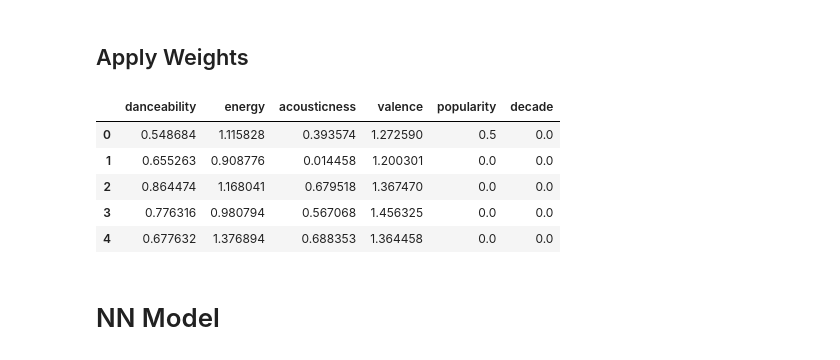
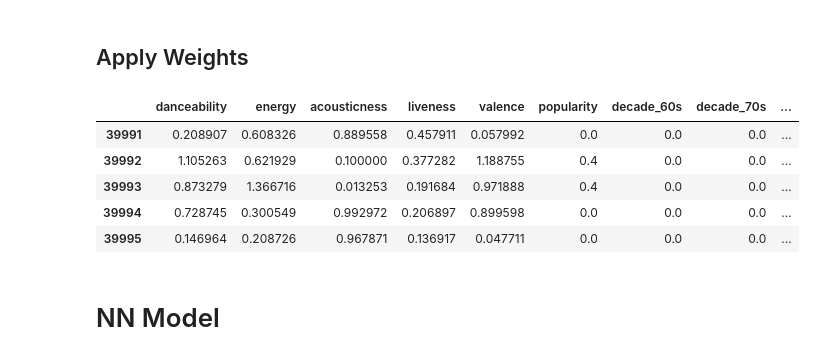
Before and after one commit to mftobin/Project4-stl, a Jupyter notebook: Evan_notebook.ipynb, the cells around one changed output. Drawn from its saved outputs; the diff is of its cells as text; code cells hidden in the pictures.

```diff
--- a/Evan_notebook.ipynb
+++ b/Evan_notebook.ipynb
@@ -67,0 +65,9 @@ songs_df['decade'] = songs_df['decade'].replace({
+# %%
+# Create dummy variables for the 'decade' column
+decade_dummies = pd.get_dummies(songs_df['decade'], prefix='decade')
+
+# Concatenate the dummy variables with the original DataFrame
+songs_df = pd.concat([songs_df, decade_dummies], axis=1)
+
+# Drop the original 'decade' column
+songs_df.drop('decade', axis=1, inplace=True)
@@ -82,7 +102,7 @@ features = [
 #  'speechiness',
  'acousticness',
 #  'instrumentalness',
-#  'liveness',
+ 'liveness',
  'valence',
 #  'tempo',
 #  'duration_ms',
@@ -90,7 +110,12 @@ features = [
 #  'chorus_hit',
 #  'sections',
  'popularity',
- 'decade'
+ 'decade_60s',
+ 'decade_70s',
+ 'decade_80s',
+ 'decade_90s',
+ 'decade_00s',
+ 'decade_10s'
  ]
 
 
@@ -108,25 +143,31 @@ X_scaled = pd.DataFrame(
 # %%
 # Feature weighting
 weights = {
-    'danceability': 1.3,
-    'energy': 1.8,
-    'acousticness': 0.8,
-    'valence': 1.5,
-    'popularity': 0.5,
-    'decade': 0.4
+    'danceability': 1.2,
+    'energy': 1.7,
+    'acousticness': 1.0,
+    'liveness': 1.5,
+    'valence': 1.6,
+    'popularity': 0.4,
+    'decade_60s': 0.4,
+    'decade_70s': 0.4,
+    'decade_80s': 0.4,
+    'decade_90s': 0.4,
+    'decade_00s': 0.4,
+    'decade_10s': 0.4
 }
 # %%
 # Apply the weights to the scaled features
 weighted_features = X_scaled * pd.Series(weights)
 # %%
-weighted_features.head()
+weighted_features.tail()
 # %% [output]
-|  | danceability | energy | acousticness | valence | popularity | decade |
-| 0 | 0.548684 | 1.115828 | 0.393574 | 1.272590 | 0.5 | 0.0 |
-| 1 | 0.655263 | 0.908776 | 0.014458 | 1.200301 | 0.0 | 0.0 |
-| 2 | 0.864474 | 1.168041 | 0.679518 | 1.367470 | 0.0 | 0.0 |
-| 3 | 0.776316 | 0.980794 | 0.567068 | 1.456325 | 0.0 | 0.0 |
-| 4 | 0.677632 | 1.376894 | 0.688353 | 1.364458 | 0.0 | 0.0 |
+|  | danceability | energy | acousticness | liveness | valence | popularity | decade_60s | decade_70s | ... |
+| 39991 | 0.208907 | 0.608326 | 0.889558 | 0.457911 | 0.057992 | 0.0 | 0.0 | 0.0 | ... |
+| 39992 | 1.105263 | 0.621929 | 0.100000 | 0.377282 | 1.188755 | 0.4 | 0.0 | 0.0 | ... |
+| 39993 | 0.873279 | 1.366716 | 0.013253 | 0.191684 | 0.971888 | 0.4 | 0.0 | 0.0 | ... |
+| 39994 | 0.728745 | 0.300549 | 0.992972 | 0.206897 | 0.899598 | 0.0 | 0.0 | 0.0 | ... |
+| 39995 | 0.146964 | 0.208726 | 0.967871 | 0.136917 | 0.047711 | 0.0 | 0.0 | 0.0 | ... |
 # %% [markdown]
 # NN Model
 # %%
```
Also changed, not shown: parts of 13 cells of this notebook.
